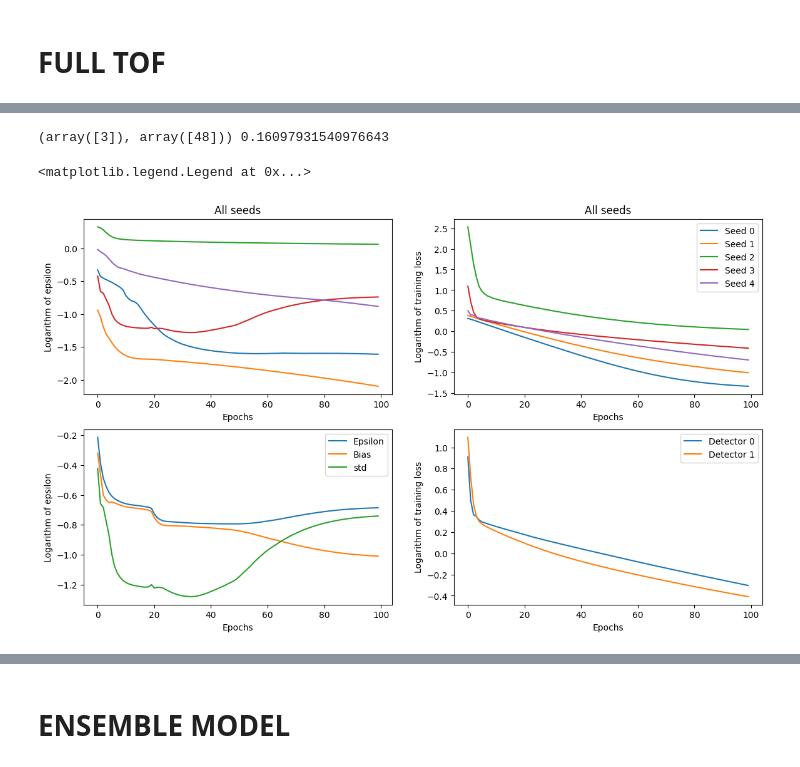
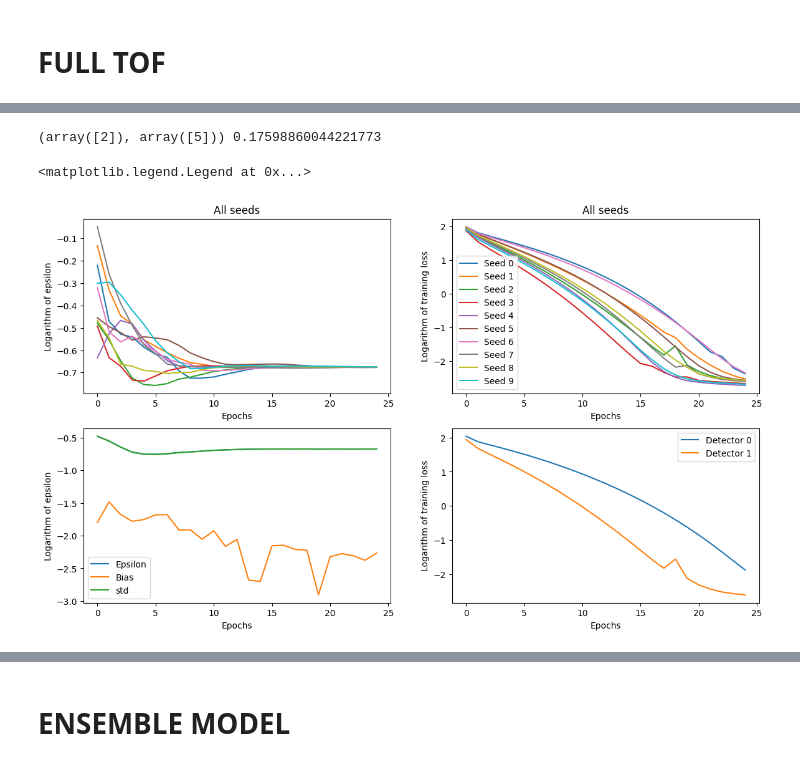
Before and after one commit to wjosefw/Signal-processing-with-Neural-networks, a Jupyter notebook: DEEP_TIMING_DATOS_PRACTICA_MASTER_Na22.ipynb, the cells around one changed output, grey strips where cells are left out. Saved outputs shown, nothing was run; the diff lists cells and outputs as text; code cells hidden in the pictures.

```diff
--- a/DEEP_TIMING_DATOS_PRACTICA_MASTER_Na22.ipynb
+++ b/DEEP_TIMING_DATOS_PRACTICA_MASTER_Na22.ipynb
@@ -281,0 +168,4 @@ REF_train_dec0 = REF_dec0[:]
+# %%
+for i in range(100):
+    plt.plot(moved_pulses_dec0[i,:],'b-')
+plt.plot(mean_dec0[start:stop],'r-')
@@ -446,5 +329,5 @@ def model_definition_manual_weight_initialization(N_time_points):
 # %%
-epochs = 100
+epochs = 25
 num_semillas = 10
 
 epsilon = []
@@ -462,11 +345,8 @@ for i in range(num_semillas):
   model_dec0 = model_definition(NM)
   model_dec1 = model_definition(NM)
 
-  #model_dec0 = model_definition_manual_weight_initialization(Nt_new)
-  #model_dec1 = model_definition_manual_weight_initialization(Nt_new)
-
-  opt_dec0 = tf.keras.optimizers.AdamW(learning_rate=1e-2)
-  opt_dec1 = tf.keras.optimizers.AdamW(learning_rate=1e-2)
+  opt_dec0 = tf.keras.optimizers.AdamW(learning_rate=5e-3)
+  opt_dec1 = tf.keras.optimizers.AdamW(learning_rate=5e-3)
 
   model_dec0.compile(optimizer=opt_dec0,loss='MSE')
   model_dec1.compile(optimizer=opt_dec1,loss='MSE')
@@ -482,33 +362,33 @@ for i in range(num_semillas):
 
   for epoch in range(epochs):
 
-     history_dec0 = model_dec0.fit(x=[M_Train_dec0[:,:,0], M_Train_dec0[:,:,1]],y = REF_train_dec0, epochs=1, batch_size = 4096, verbose=1)
-     history_dec1 = model_dec1.fit(x=[M_Train_dec1[:,:,0], M_Train_dec1[:,:,1]],y = REF_train_dec1, epochs=1, batch_size = 4096, verbose=1)
+     history_dec0 = model_dec0.fit(x=[M_Train_dec0[:,:,0], M_Train_dec0[:,:,1]],y = REF_train_dec0, epochs = 10, batch_size = 512, verbose=1)
+     history_dec1 = model_dec1.fit(x=[M_Train_dec1[:,:,0], M_Train_dec1[:,:,1]],y = REF_train_dec1, epochs = 10, batch_size = 512, verbose=1)
 
-     loss_dec0.append(history_dec0.history['loss'])
-     loss_dec1.append(history_dec1.history['loss'])
+     loss_dec0.append(history_dec0.history['loss'][-1])
+     loss_dec1.append(history_dec1.history['loss'][-1])
 
-     TOFN_dec0_REF_02 = np.squeeze(model_dec0.predict([M_REF_dec0[:M_Test_02_norm.shape[0],:,0],M_Test_02_norm[:,:,0]]))
-     TOFN_dec1_REF_02 = np.squeeze(model_dec1.predict([M_REF_dec1[:M_Test_02_norm.shape[0],:,0],M_Test_02_norm[:,:,1]]))
+     TOFN_dec0_REF_02 = model_dec0.predict([M_Test_02_norm[:,:,0], M_REF_dec0[:M_Test_02_norm.shape[0],:,0]])
+     TOFN_dec1_REF_02 = model_dec1.predict([M_Test_02_norm[:,:,1], M_REF_dec1[:M_Test_02_norm.shape[0],:,0]])
 
-     TOFN_dec0_REF_00 = np.squeeze(model_dec0.predict([M_REF_dec0[:M_Test_00_norm.shape[0],:,0],M_Test_00_norm[:,:,0]]))
-     TOFN_dec1_REF_00 = np.squeeze(model_dec1.predict([M_REF_dec1[:M_Test_00_norm.shape[0],:,0],M_Test_00_norm[:,:,1]]))
+     TOFN_dec0_REF_00 = model_dec0.predict([M_Test_00_norm[:,:,0], M_REF_dec0[:M_Test_00_norm.shape[0],:,0]])
+     TOFN_dec1_REF_00 = model_dec1.predict([M_Test_00_norm[:,:,1], M_REF_dec1[:M_Test_00_norm.shape[0],:,0]])
 
-     TOFN_dec0_REF_20 = np.squeeze(model_dec0.predict([M_REF_dec0[:M_Test_20_norm.shape[0],:,0],M_Test_20_norm[:,:,0]]))
-     TOFN_dec1_REF_20 = np.squeeze(model_dec1.predict([M_REF_dec1[:M_Test_20_norm.shape[0],:,0],M_Test_20_norm[:,:,1]]))
+     TOFN_dec0_REF_20 = model_dec0.predict([M_Test_20_norm[:,:,0], M_REF_dec0[:M_Test_20_norm.shape[0],:,0]])
+     TOFN_dec1_REF_20 = model_dec1.predict([M_Test_20_norm[:,:,1], M_REF_dec1[:M_Test_20_norm.shape[0],:,0]])
 
 
-     TOFN_02 = TOFN_dec0_REF_02 - TOFN_dec1_REF_02
-     TOFN_00 = TOFN_dec0_REF_00 - TOFN_dec1_REF_00
-     TOFN_20 = TOFN_dec0_REF_20 - TOFN_dec1_REF_20
+     TOFN_02 = (np.squeeze(TOFN_dec0_REF_02) - new_time_step*delays_test_dec0) - (np.squeeze(TOFN_dec1_REF_02) - new_time_step*delays_test_dec1)
+     TOFN_00 = (np.squeeze(TOFN_dec0_REF_00) - new_time_step*delays_test_dec0) - (np.squeeze(TOFN_dec1_REF_00) - new_time_step*delays_test_dec1)
+     TOFN_20 = (np.squeeze(TOFN_dec0_REF_20) - new_time_step*delays_test_dec0) - (np.squeeze(TOFN_dec1_REF_20) - new_time_step*delays_test_dec1)
 
      TOFN_02_epoch.append(TOFN_02)
      TOFN_00_epoch.append(TOFN_00)
      TOFN_20_epoch.append(TOFN_20)
 
 
-     centroid_02 = -1*np.mean(TOFN_02) + np.mean(TOFN_00)
-     centroid_20 = -1*np.mean(TOFN_20) + np.mean(TOFN_00)
+     centroid_02 = np.mean(TOFN_02) - np.mean(TOFN_00)
+     centroid_20 = np.mean(TOFN_20) - np.mean(TOFN_00)
      mean_error_centroid = (abs(centroid_02 + 0.2) + abs(centroid_20 - 0.2)) / 2
      mean_std = (np.std(TOFN_02) + np.std(TOFN_00) + np.std(TOFN_20)) / 3
 
@@ -566,7 +428,7 @@ training_loss_dec1 = np.array(training_loss_dec1, dtype = 'float64')
 
 
 print(np.where(epsilon == np.min(epsilon)), np.min(epsilon))
-index = 3
+index = 2
 plt.figure(figsize=(14,8))
 
 plt.subplot(2,2,1)
@@ -578,33 +440,33 @@ plt.xlabel('Epochs')
 plt.title('All seeds')
 
 plt.subplot(2,2,2)
 for i in range(training_loss_dec0.shape[0]):
   label = 'Seed' + ' ' + str(i)
   #plt.plot(np.log10(training_loss_dec0[i,:]),label=label)
   plt.plot(np.log10(training_loss_dec1[i,:]),label=label)
 plt.legend()
 plt.ylabel('Logarithm of training loss')
 plt.xlabel('Epochs')
 plt.title('All seeds')
 
 
 plt.subplot(2,2,3)
 plt.plot(np.log10(epsilon[index,:]), label = 'Epsilon')
 plt.plot(np.log10(bias[index,:]), label = 'Bias')
 plt.plot(np.log10(std[index,:]), label = 'std')
 plt.legend()
 plt.ylabel('Logarithm of epsilon')
 plt.xlabel('Epochs')
 
 plt.subplot(2,2,4)
 plt.plot(np.log10(training_loss_dec0[index,:]),label='Detector 0')
 plt.plot(np.log10(training_loss_dec1[index,:]),label='Detector 1')
 plt.ylabel('Logarithm of training loss')
 plt.xlabel('Epochs')
 
 plt.legend()
 # %% [output]
-(array([3]), array([48])) 0.16097931540976643
+(array([2]), array([5])) 0.17598860044221773
 <matplotlib.legend.Legend at 0x...>
-[figure, old version]
+[figure, new version]
 # %%
```
Also changed, not shown: parts of 39 cells of this notebook.
